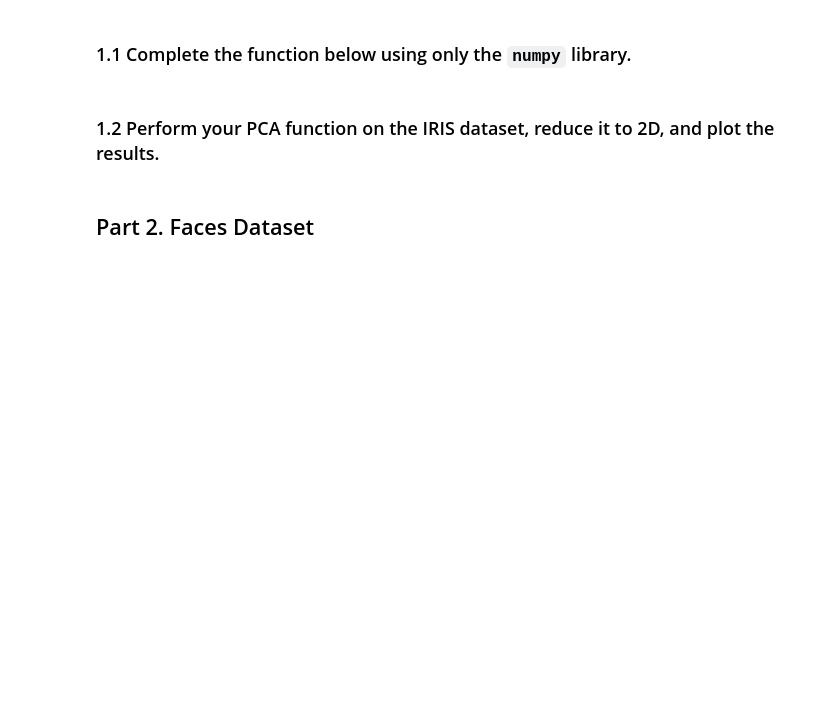
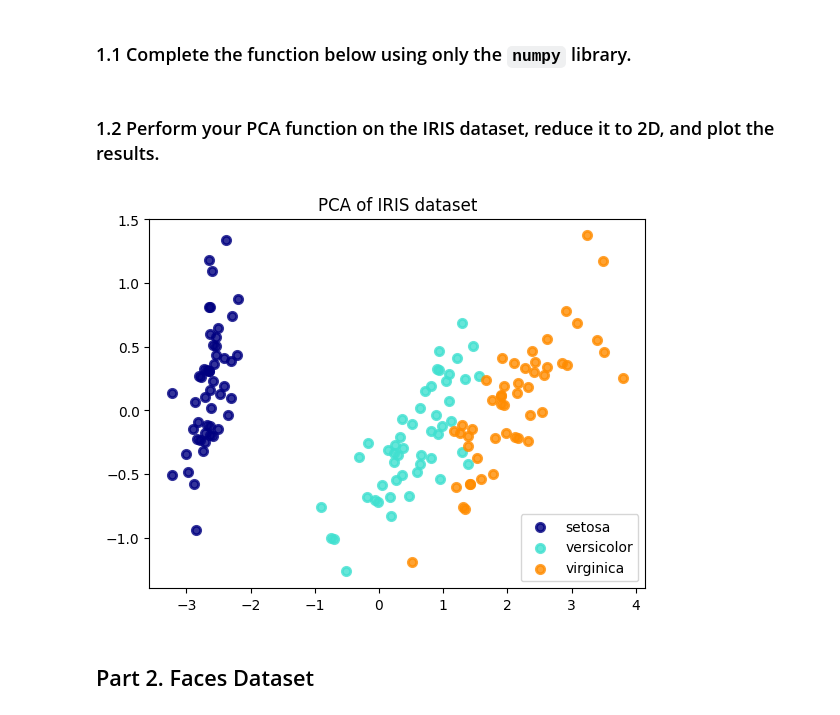
Before and after one commit to alisoltani8200/CHW4, a Jupyter notebook: PCA.ipynb, the cells around one changed output. Drawn from its saved outputs; the diff is of its cells as text; code cells hidden in the pictures; blank space fills up the shorter version.

```diff
--- a/PCA.ipynb
+++ b/PCA.ipynb
@@ -29,3 +53,32 @@ from sklearn.datasets import load_iris
+# %%
+# myPCA on IRIS
+
+import matplotlib.pyplot as plt
+from sklearn import datasets
+from sklearn.decomposition import PCA
+
+# Load the Iris dataset
+iris = datasets.load_iris()
+X = iris.data
+y = iris.target
+target_names = iris.target_names
+
+# Apply PCA with 2 components
+pca = PCA(n_components=2)
+X_r = pca.fit(X).transform(X)
+
+# Plot the results
+plt.figure()
+colors = ["navy", "turquoise", "darkorange"]
+lw = 2
+for color, i, target_name in zip(colors, [0, 1, 2], target_names):
+    plt.scatter(X_r[y == i, 0], X_r[y == i, 1], color=color, alpha=0.8, lw=lw, label=target_name)
+
+plt.legend(loc="best", shadow=False, scatterpoints=1)
+plt.title("PCA of IRIS dataset")
+plt.show()
+# %% [output]
+[figure, added]
 # %% [markdown]
 ## Part 2. Faces Dataset
 # %% [markdown]
```
Also changed, not shown: parts of 15 cells of this notebook.
